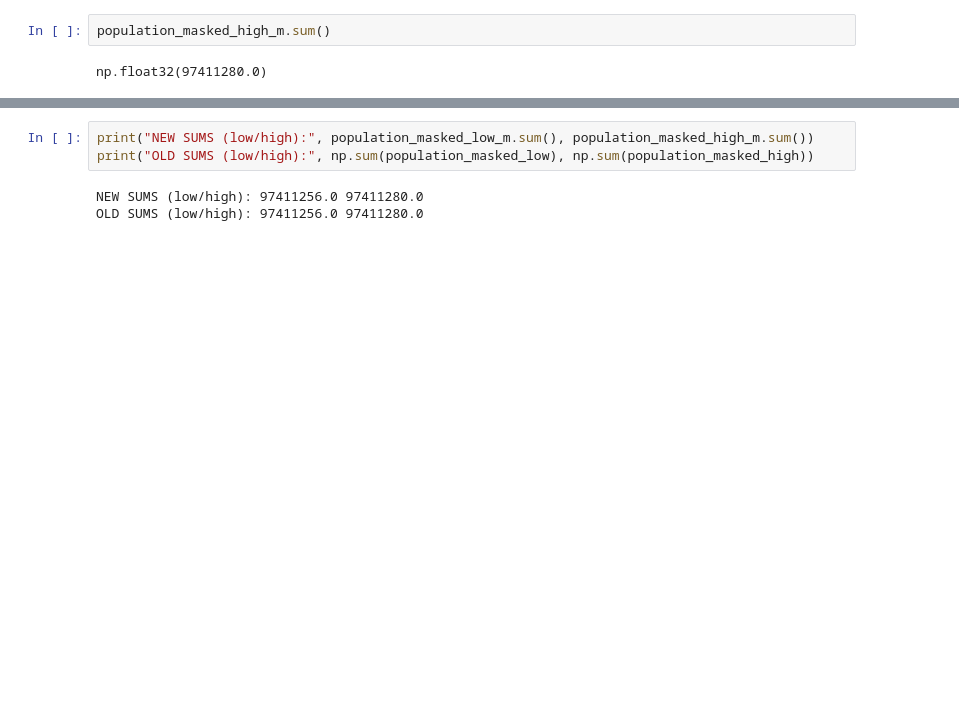
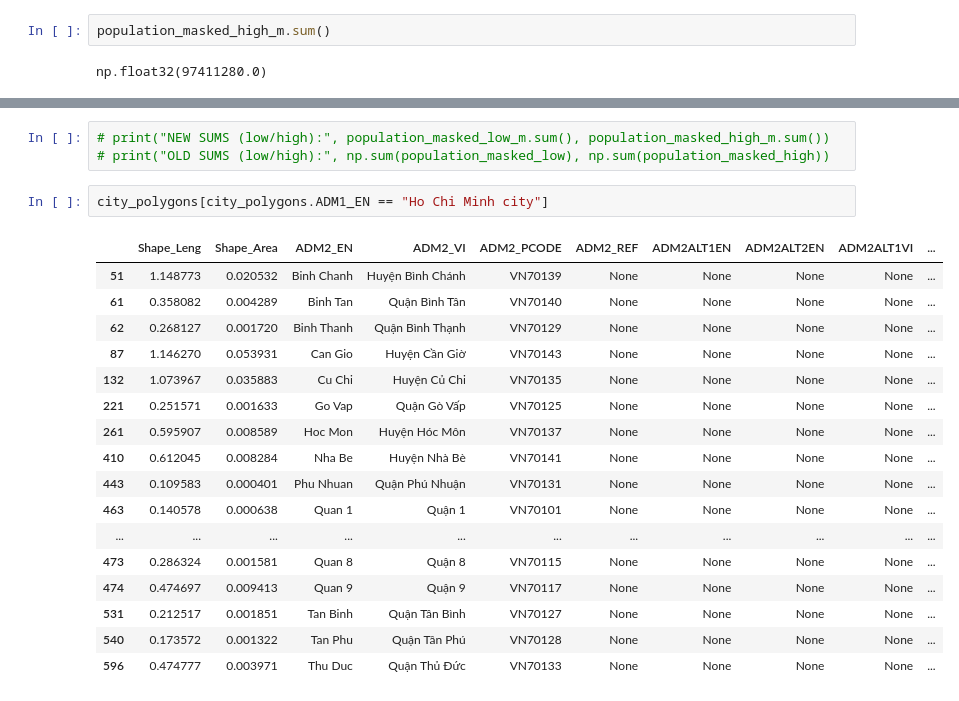
Before and after one commit to kraemer-lab/geoglue, a Jupyter notebook: agg.ipynb, the cells around one changed output, grey strips where cells are left out. Cells and saved outputs as stored; diff of their text form; blank space fills up the shorter version.

```diff
--- a/agg.ipynb
+++ b/agg.ipynb
@@ -109,8 +83,25 @@ Resampling using: 13
 [figure]
 <Axes: >
 # %%
-print("NEW SUMS (low/high):", population_masked_low_m.sum(), population_masked_high_m.sum())
-print("OLD SUMS (low/high):", np.sum(population_masked_low), np.sum(population_masked_high))
+# print("NEW SUMS (low/high):", population_masked_low_m.sum(), population_masked_high_m.sum())
+# print("OLD SUMS (low/high):", np.sum(population_masked_low), np.sum(population_masked_high))
-# %% [output]
-NEW SUMS (low/high): 97411256.0 97411280.0
-OLD SUMS (low/high): 97411256.0 97411280.0
+# %%
+city_polygons[city_polygons.ADM1_EN == "Ho Chi Minh city"]
+# %% [output]
+|  | Shape_Leng | Shape_Area | ADM2_EN | ADM2_VI | ADM2_PCODE | ADM2_REF | ADM2ALT1EN | ADM2ALT2EN | ADM2ALT1VI | ... |
+| 51 | 1.148773 | 0.020532 | Binh Chanh | Huyện Bình Chánh | VN70139 | None | None | None | None | ... |
+| 61 | 0.358082 | 0.004289 | Binh Tan | Quận Bình Tân | VN70140 | None | None | None | None | ... |
+| 62 | 0.268127 | 0.001720 | Binh Thanh | Quận Bình Thạnh | VN70129 | None | None | None | None | ... |
+| 87 | 1.146270 | 0.053931 | Can Gio | Huyện Cần Giờ | VN70143 | None | None | None | None | ... |
+| 132 | 1.073967 | 0.035883 | Cu Chi | Huyện Củ Chi | VN70135 | None | None | None | None | ... |
+| 221 | 0.251571 | 0.001633 | Go Vap | Quận Gò Vấp | VN70125 | None | None | None | None | ... |
+| 261 | 0.595907 | 0.008589 | Hoc Mon | Huyện Hóc Môn | VN70137 | None | None | None | None | ... |
+| 410 | 0.612045 | 0.008284 | Nha Be | Huyện Nhà Bè | VN70141 | None | None | None | None | ... |
+| 443 | 0.109583 | 0.000401 | Phu Nhuan | Quận Phú Nhuận | VN70131 | None | None | None | None | ... |
+| 463 | 0.140578 | 0.000638 | Quan 1 | Quận 1 | VN70101 | None | None | None | None | ... |
+| ... | ... | ... | ... | ... | ... | ... | ... | ... | ... | ... |
+| 473 | 0.286324 | 0.001581 | Quan 8 | Quận 8 | VN70115 | None | None | None | None | ... |
+| 474 | 0.474697 | 0.009413 | Quan 9 | Quận 9 | VN70117 | None | None | None | None | ... |
+| 531 | 0.212517 | 0.001851 | Tan Binh | Quận Tân Bình | VN70127 | None | None | None | None | ... |
+| 540 | 0.173572 | 0.001322 | Tan Phu | Quận Tân Phú | VN70128 | None | None | None | None | ... |
+| 596 | 0.474777 | 0.003971 | Thu Duc | Quận Thủ Đức | VN70133 | None | None | None | None | ... |
```
Also changed, not shown: parts of 13 cells of this notebook, 6 other files.
